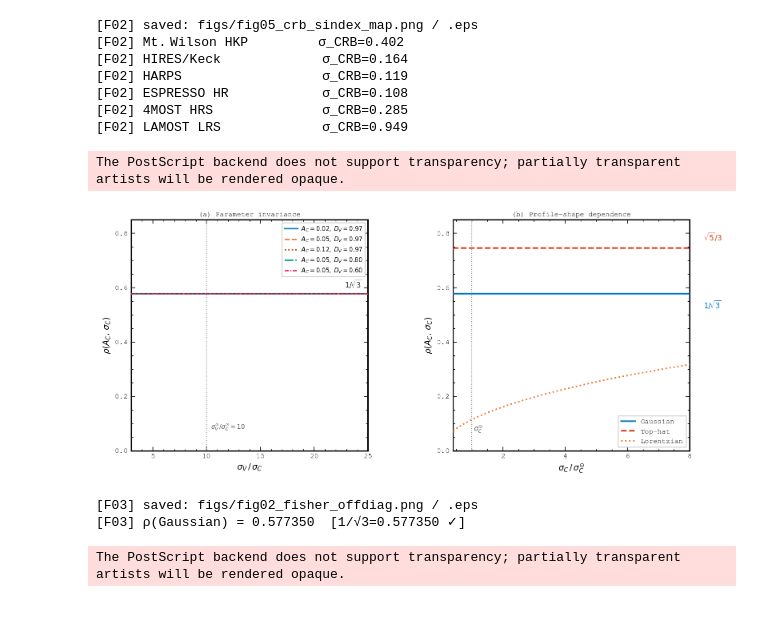
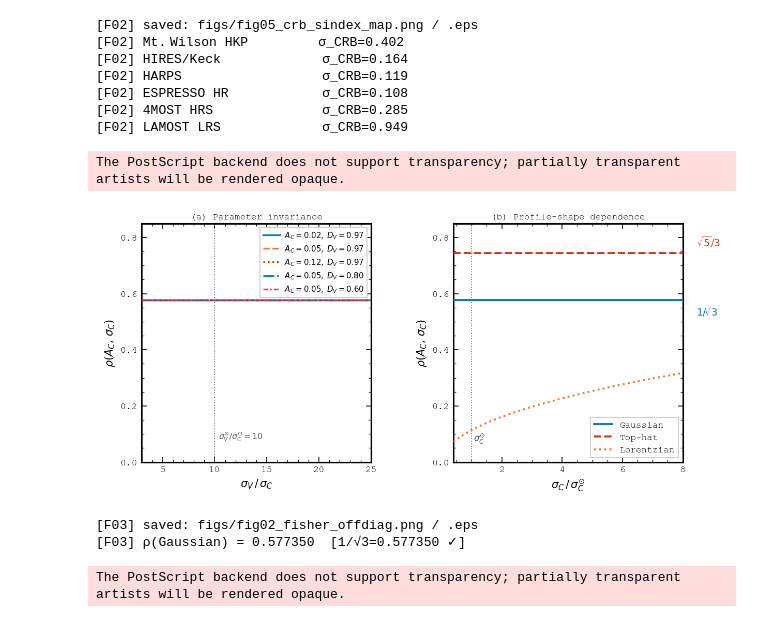
Before and after one commit to rrf-astro/Fisher-approach-to-Ca-II, a Jupyter notebook: fisher_caII_analysis.ipynb, the cells around one changed output. Saved outputs shown, nothing was run; the diff lists cells and outputs as text; code cells hidden in the pictures.

```diff
--- a/fisher_caII_analysis.ipynb
+++ b/fisher_caII_analysis.ipynb
@@ -2188,7 +2188,7 @@ def _F03_ticks(ax, xmaj, xmin, ymaj, ymin):
     ax.tick_params(which='major', direction='in', top=True, right=True, length=5, width=0.8, labelsize=9)
     ax.tick_params(which='minor', direction='in', top=True, right=True, length=2.5, width=0.6)
 
-fig, (ax1, ax2) = plt.subplots(1, 2, figsize=(12, 5.0), facecolor='white',
+fig, (ax1, ax2) = plt.subplots(1, 2, figsize=(9, 4.0), facecolor='white',
                                  gridspec_kw={'wspace': 0.36})
 
 # Panel (a)
@@ -2229,34 +2229,34 @@ for _pn,_phi_fn,_c,_ls,_rref in _profiles:
     ax2.plot(_sig_arr/_sig_C,[_F03_rho_profile(_phi_fn(s)) for s in _sig_arr],
              color=_c,lw=1.8,ls=_ls,label=_pn,zorder=3)
     if _rref: ax2.axhline(_rref,color=_c,lw=0.7,ls=_ls,alpha=0.25,zorder=1)
 #ax2.text(8.15,_rho_exact,   r'$1/\!\sqrt{3}$',ha='left',va='center',fontsize=9,color='#0077BB')
 #ax2.text(8.15,np.sqrt(5)/3, r'$\sqrt{5}/3$',  ha='left',va='center',fontsize=9,color='#CC3311')
 
 ax2.annotate(r'$1/\!\sqrt{3}$', xy=(8.2, _rho_exact), xytext=(8.45, _rho_exact-0.04),
              ha='left', va='center', fontsize=9, color='#0077BB', annotation_clip=False)
 ax2.annotate(r'$\sqrt{5}/3$', xy=(8.2, np.sqrt(5)/3), xytext=(8.45, np.sqrt(5)/3+0.04),
              ha='left', va='center', fontsize=9, color='#CC3311', annotation_clip=False)
 
 ax2.axvline(1.0,color='#777777',lw=0.9,ls=':',zorder=2)
 ax2.text(1.07,0.06,r'$\sigma_C^{\odot}$',fontsize=8,color='#555555',va='bottom')
 ax2.set_xlabel(r'$\sigma_C\,/\,\sigma_C^{\odot}$',fontsize=10)
 ax2.set_ylabel(r'$\rho(A_C,\,\sigma_C)$',fontsize=10)
 ax2.set_xlim(0.4,8.0); ax2.set_ylim(0.0,0.85)
 ax2.legend(fontsize=8.5,framealpha=0.95,edgecolor='#CCCCCC',fancybox=False,loc='lower right')
 ax2.set_title(r'(b) Profile-shape dependence',fontsize=8.5,pad=4)
 _F03_ticks(ax2,2,0.5,0.2,0.05)
 
 plt.tight_layout(pad=0.7)
 _stem = 'figs/fig02_fisher_offdiag'
 os.makedirs(os.path.dirname(_stem), exist_ok=True)
 plt.savefig(_stem+'.png', dpi=300, bbox_inches='tight', facecolor='white')
 plt.savefig(_stem+'.eps', format='eps', bbox_inches='tight', facecolor='white')
 plt.show()
 print(f"[F03] saved: {_stem}.png / .eps")
 print(f"[F03] ρ(Gaussian) = {_F03_rho_params(_sig_V,_sig_C,0.05):.6f}  [1/√3={_rho_exact:.6f} ✓]")
 # %% [output]
 The PostScript backend does not support transparency; partially transparent artists will be rendered opaque.
-[figure, old version]
+[figure, new version]
 [F03] saved: figs/fig02_fisher_offdiag.png / .eps
 [F03] ρ(Gaussian) = 0.577350  [1/√3=0.577350 ✓]
 # %%
```
Also changed, not shown: parts of 3 cells of this notebook, 4 other files.
